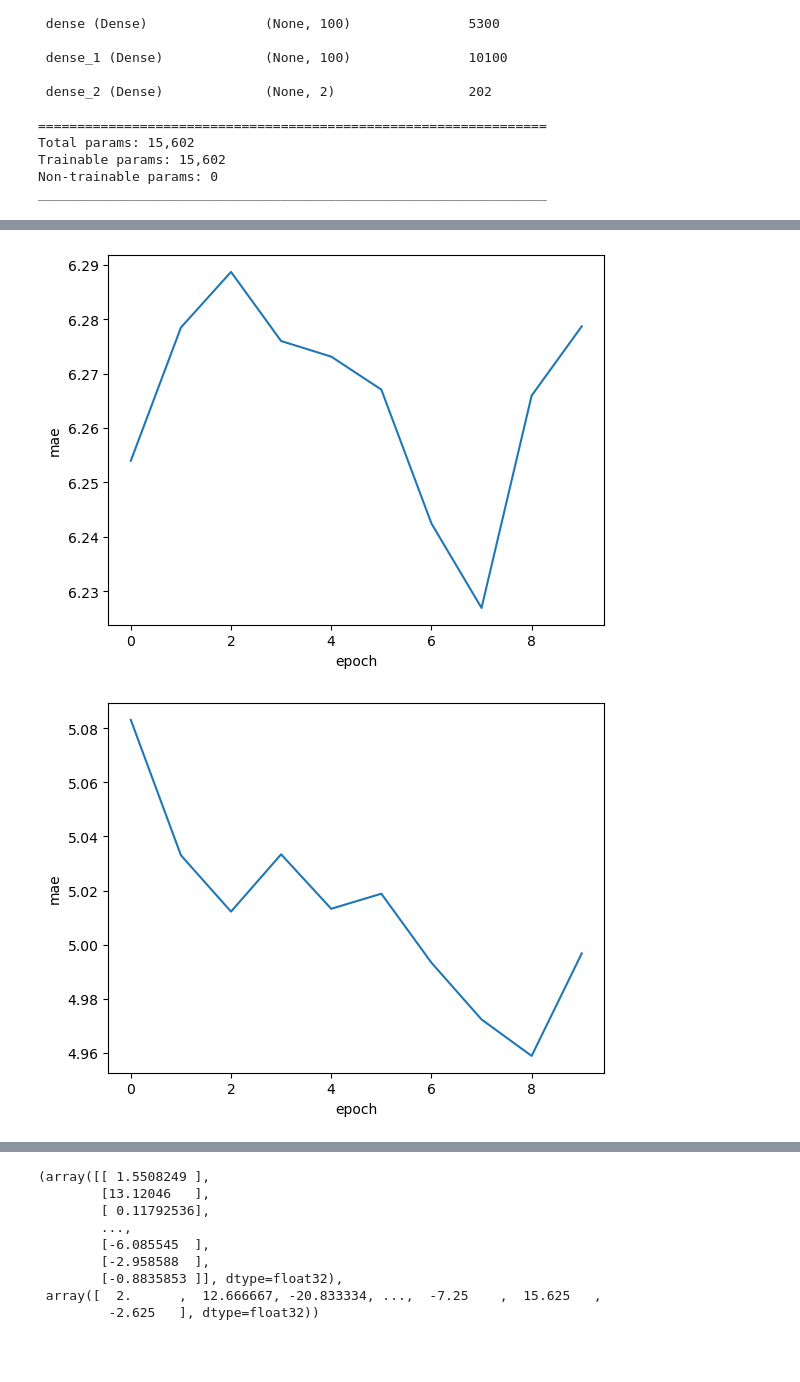
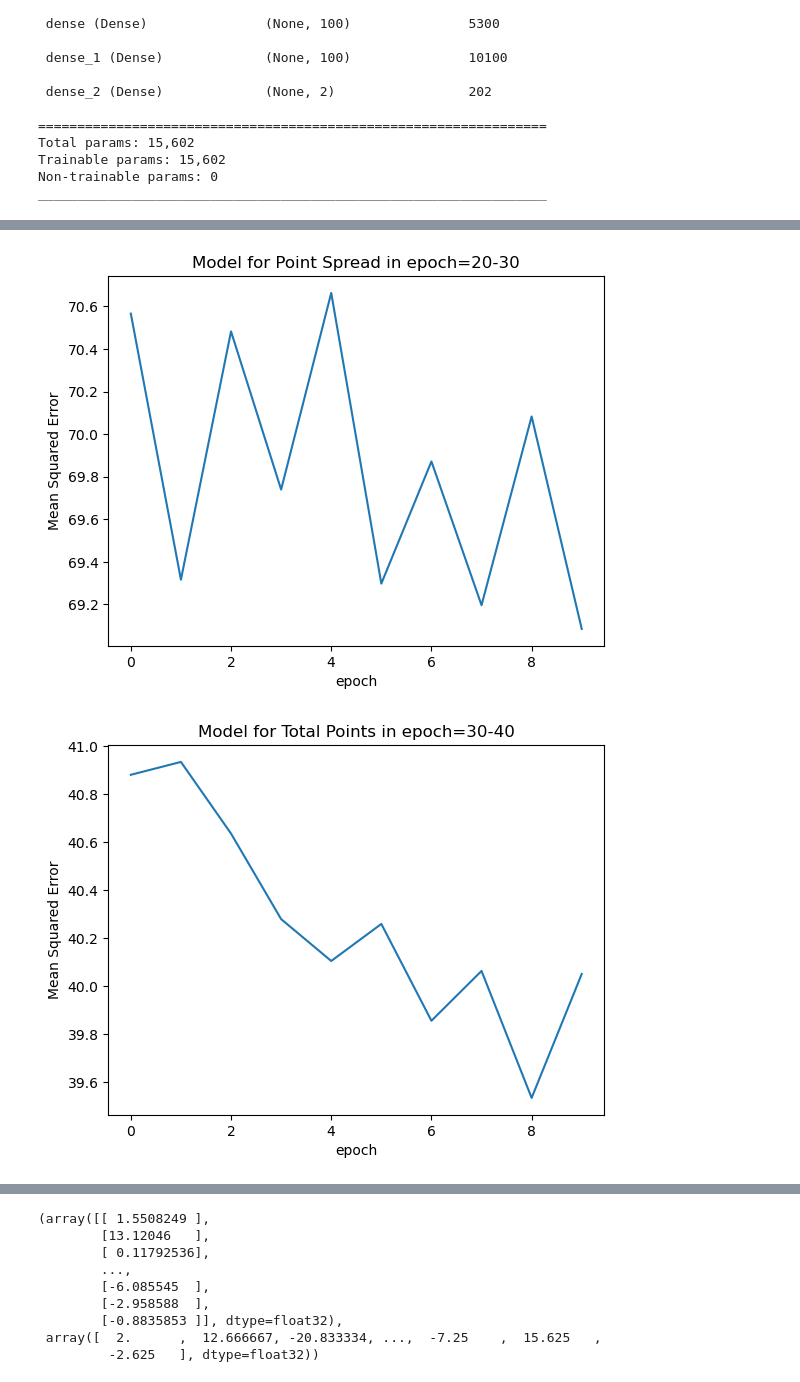
Before and after one commit to dyeds/PIC-16B-Project, a Jupyter notebook: TeamData.ipynb, the cells around one changed output, grey strips where cells are left out. Saved outputs shown, nothing was run; the diff lists cells and outputs as text; code cells hidden in the pictures; blank space fills up the shorter version.

```diff
--- a/TeamData.ipynb
+++ b/TeamData.ipynb
@@ -572,15 +572,19 @@ Epoch 10/10
 # %%
-plt.plot(history1spread.history["mae"])
-plt.gca().set(xlabel="epoch",ylabel="mae")
+plt.plot(history1spread.history["mse"])
+plt.gca().set(xlabel="epoch",ylabel="mse")
+plt.title("Model for Point Spread in epoch=20-30")
+plt.ylabel("Mean Squared Error")
 plt.show()
 # %% [output]
-[figure, old version]
+[figure, new version]
 # %%
-plt.plot(history1pts.history["mae"])
-plt.gca().set(xlabel="epoch",ylabel="mae")
+plt.plot(history1pts.history["mse"])
+plt.gca().set(xlabel="epoch",ylabel="mse")
+plt.title("Model for Total Points in epoch=30-40")
+plt.ylabel("Mean Squared Error")
 plt.show()
 # %% [output]
-[figure, old version]
+[figure, new version]
 # %%
 model1spread.evaluate(X_test,y_test[:,0],verbose=2)
 # %% [output]
```
Also changed, not shown: parts of 14 cells of this notebook.
